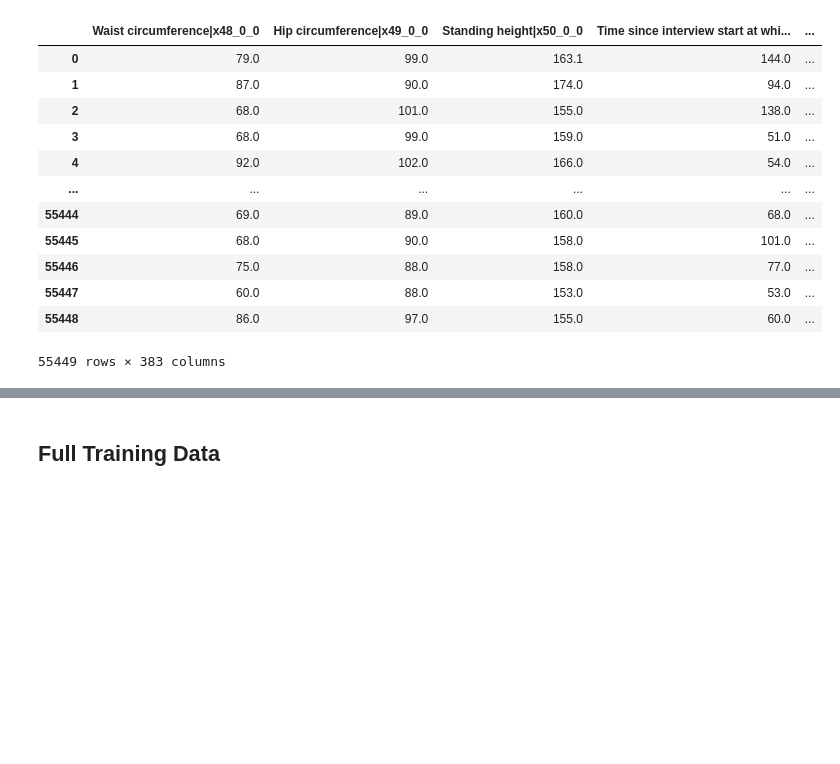
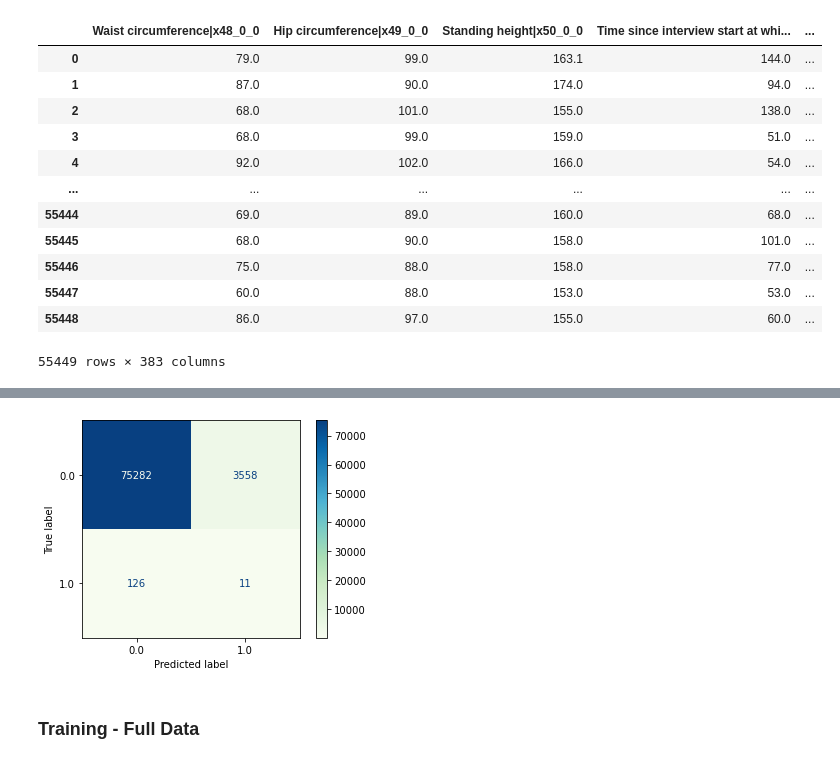
Before and after one commit to Jack-Coutts/ThyCa_Classification_UKBB, a Jupyter notebook: jupyter_notebooks/random_forest_hyperparams.ipynb, the cells around one changed output, grey strips where cells are left out. Cells and saved outputs as stored; diff of their text form; code cells hidden in the pictures; blank space fills up the shorter version.

```diff
--- a/jupyter_notebooks/random_forest_hyperparams.ipynb
+++ b/jupyter_notebooks/random_forest_hyperparams.ipynb
@@ -253,9 +267,13 @@ pd.DataFrame(rf_hyper_search.cv_results_)
 # %%
 # RFE
-rfe_train = RFE(model, step=25, n_features_to_select=145)
+rfe_train = RFE(model, step=25, n_features_to_select=20)
 # %%
-rf_train = ExtraTreesClassifier(n_estimators=500, n_jobs=10, max_features=15,
-                          max_depth=15, random_state=random_state)
+rf_train = ExtraTreesClassifier(n_estimators=200,
+                                n_jobs=10,
+                                max_features=15,
+                                max_depth=15,
+                                bootstrap=True,
+                                random_state=random_state)
 # %%
 # Preprocessing pipeline
 rfp = imbpipeline(steps = [('imputer', simp_imputer),
@@ -265,0 +306,9 @@ rfp = imbpipeline(steps = [('imputer', simp_imputer),
+# %%
+# Confusion Matrix
+cm = confusion_matrix(y_test, y_preds, labels=rfp.classes_)
+disp = ConfusionMatrixDisplay(confusion_matrix=cm,
+                              display_labels=rfp.classes_)
+disp.plot(cmap='GnBu')
+plt.show()
+# %% [output]
+[figure, added]
@@ -266,5 +317,5 @@ rfp = imbpipeline(steps = [('imputer', simp_imputer),
 # %% [markdown]
-## Full Training Data
+### Training - Full Data
 # %%
 %%memit
 
```
Also changed, not shown: parts of 38 cells of this notebook.
